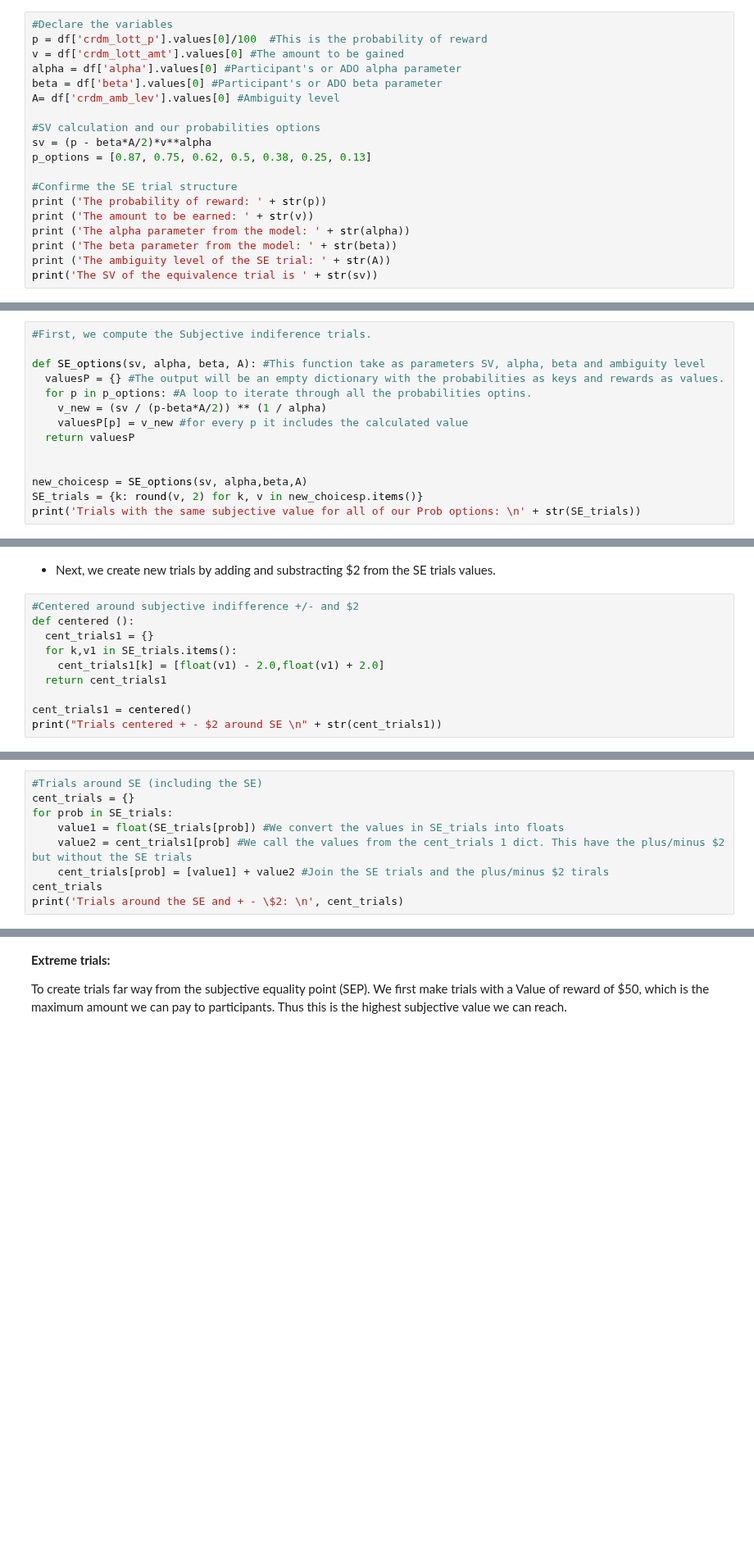
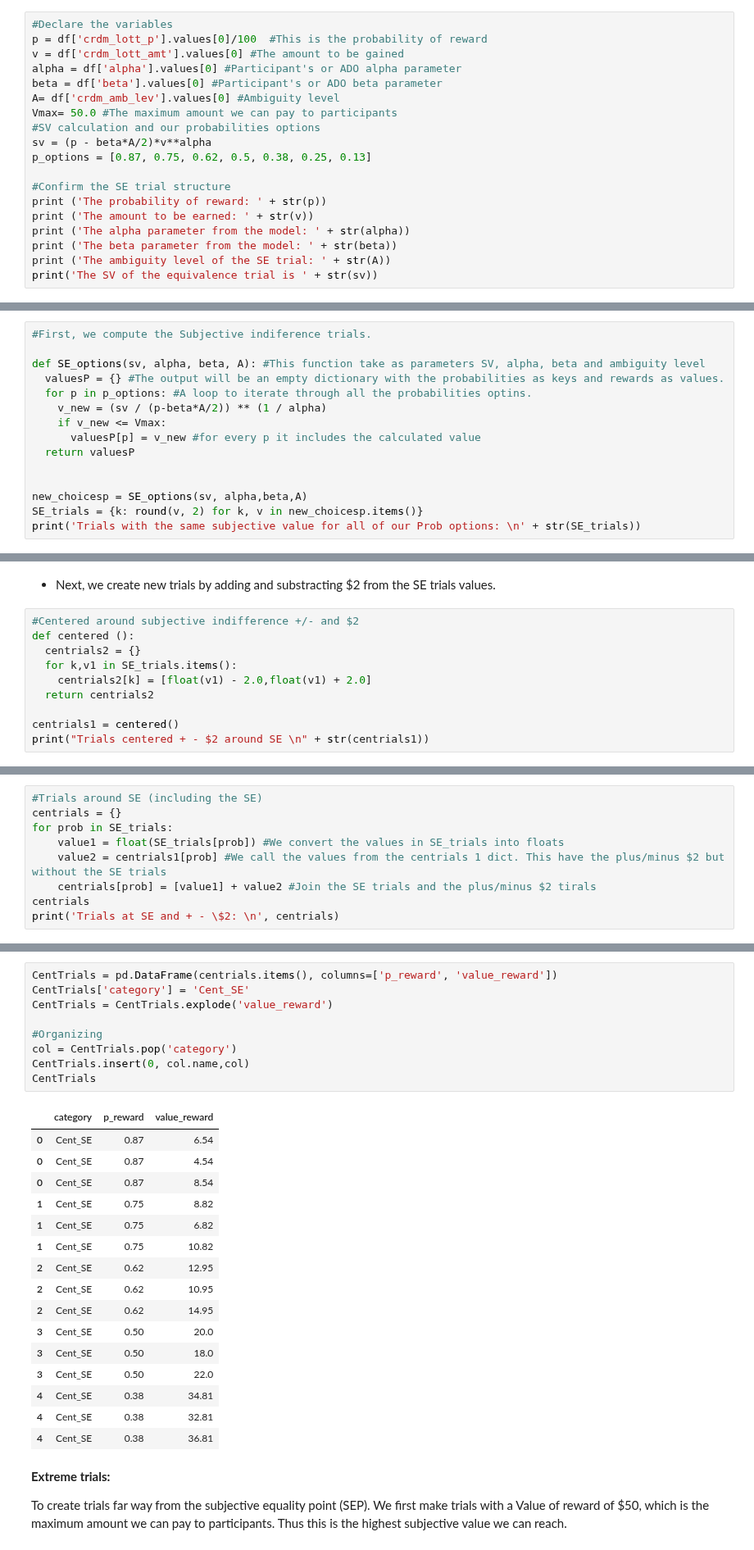
Before and after one commit to CDN-Lab/Adaptive_Choicesets, a Jupyter notebook: gen_choice_set_space.ipynb, the cells around one changed output, grey strips where cells are left out. Shown at 82% size. Saved outputs shown, nothing was run; the diff lists cells and outputs as text; blank space fills up the shorter version.

```diff
--- a/gen_choice_set_space.ipynb
+++ b/gen_choice_set_space.ipynb
@@ -35,12 +40,12 @@ v = df['crdm_lott_amt'].values[0] #The amount to be gained
 alpha = df['alpha'].values[0] #Participant's or ADO alpha parameter
 beta = df['beta'].values[0] #Participant's or ADO beta parameter
 A= df['crdm_amb_lev'].values[0] #Ambiguity level
-
+Vmax= 50.0 #The maximum amount we can pay to participants
 #SV calculation and our probabilities options
 sv = (p - beta*A/2)*v**alpha
 p_options = [0.87, 0.75, 0.62, 0.5, 0.38, 0.25, 0.13]
 
-#Confirme the SE trial structure
+#Confirm the SE trial structure
 print ('The probability of reward: ' + str(p))
 print ('The amount to be earned: ' + str(v))
 print ('The alpha parameter from the model: ' + str(alpha))
@@ -72,7 +78,8 @@ def SE_options(sv, alpha, beta, A): #This function take as parameters SV, alpha,
   valuesP = {} #The output will be an empty dictionary with the probabilities as keys and rewards as values.
   for p in p_options: #A loop to iterate through all the probabilities optins.
     v_new = (sv / (p-beta*A/2)) ** (1 / alpha)
-    valuesP[p] = v_new #for every p it includes the calculated value
+    if v_new <= Vmax:
+      valuesP[p] = v_new #for every p it includes the calculated value
   return valuesP
 
 
@@ -87,12 +94,12 @@ Trials with the same subjective value for all of our Prob options:
 # %%
 #Centered around subjective indifference +/- and $2
 def centered ():
-  cent_trials1 = {}
+  centrials2 = {}
   for k,v1 in SE_trials.items():
-    cent_trials1[k] = [float(v1) - 2.0,float(v1) + 2.0]
-  return cent_trials1
+    centrials2[k] = [float(v1) - 2.0,float(v1) + 2.0]
+  return centrials2
 
-cent_trials1 = centered()
-print("Trials centered + - $2 around SE \n" + str(cent_trials1))
+centrials1 = centered()
+print("Trials centered + - $2 around SE \n" + str(centrials1))
 # %% [output]
 Trials centered + - $2 around SE
@@ -100,10 +107,10 @@ Trials centered + - $2 around SE
 # %%
 #Trials around SE (including the SE)
-cent_trials = {}
+centrials = {}
 for prob in SE_trials:
     value1 = float(SE_trials[prob]) #We convert the values in SE_trials into floats
-    value2 = cent_trials1[prob] #We call the values from the cent_trials 1 dict. This have the plus/minus $2 but without the SE trials
-    cent_trials[prob] = [value1] + value2 #Join the SE trials and the plus/minus $2 tirals
-cent_trials
-print('Trials around the SE and + - \$2: \n', cent_trials)
+    value2 = centrials1[prob] #We call the values from the centrials 1 dict. This have the plus/minus $2 but without the SE trials
+    centrials[prob] = [value1] + value2 #Join the SE trials and the plus/minus $2 tirals
+centrials
+print('Trials at SE and + - \$2: \n', centrials)
 # %% [output]
@@ -144,3 +119,29 @@ cent_Trials
+# %%
+CentTrials = pd.DataFrame(centrials.items(), columns=['p_reward', 'value_reward'])
+CentTrials['category'] = 'Cent_SE'
+CentTrials = CentTrials.explode('value_reward')
+
+#Organizing
+col = CentTrials.pop('category')
+CentTrials.insert(0, col.name,col)
+CentTrials
+# %% [output]
+|  | category | p_reward | value_reward |
+| 0 | Cent_SE | 0.87 | 6.54 |
+| 0 | Cent_SE | 0.87 | 4.54 |
+| 0 | Cent_SE | 0.87 | 8.54 |
+| 1 | Cent_SE | 0.75 | 8.82 |
+| 1 | Cent_SE | 0.75 | 6.82 |
+| 1 | Cent_SE | 0.75 | 10.82 |
+| 2 | Cent_SE | 0.62 | 12.95 |
+| 2 | Cent_SE | 0.62 | 10.95 |
+| 2 | Cent_SE | 0.62 | 14.95 |
+| 3 | Cent_SE | 0.50 | 20.0 |
+| 3 | Cent_SE | 0.50 | 18.0 |
+| 3 | Cent_SE | 0.50 | 22.0 |
+| 4 | Cent_SE | 0.38 | 34.81 |
+| 4 | Cent_SE | 0.38 | 32.81 |
+| 4 | Cent_SE | 0.38 | 36.81 |
 # %% [markdown]
 **Extreme trials:**
 
```
Also changed, not shown: parts of 32 cells of this notebook.
